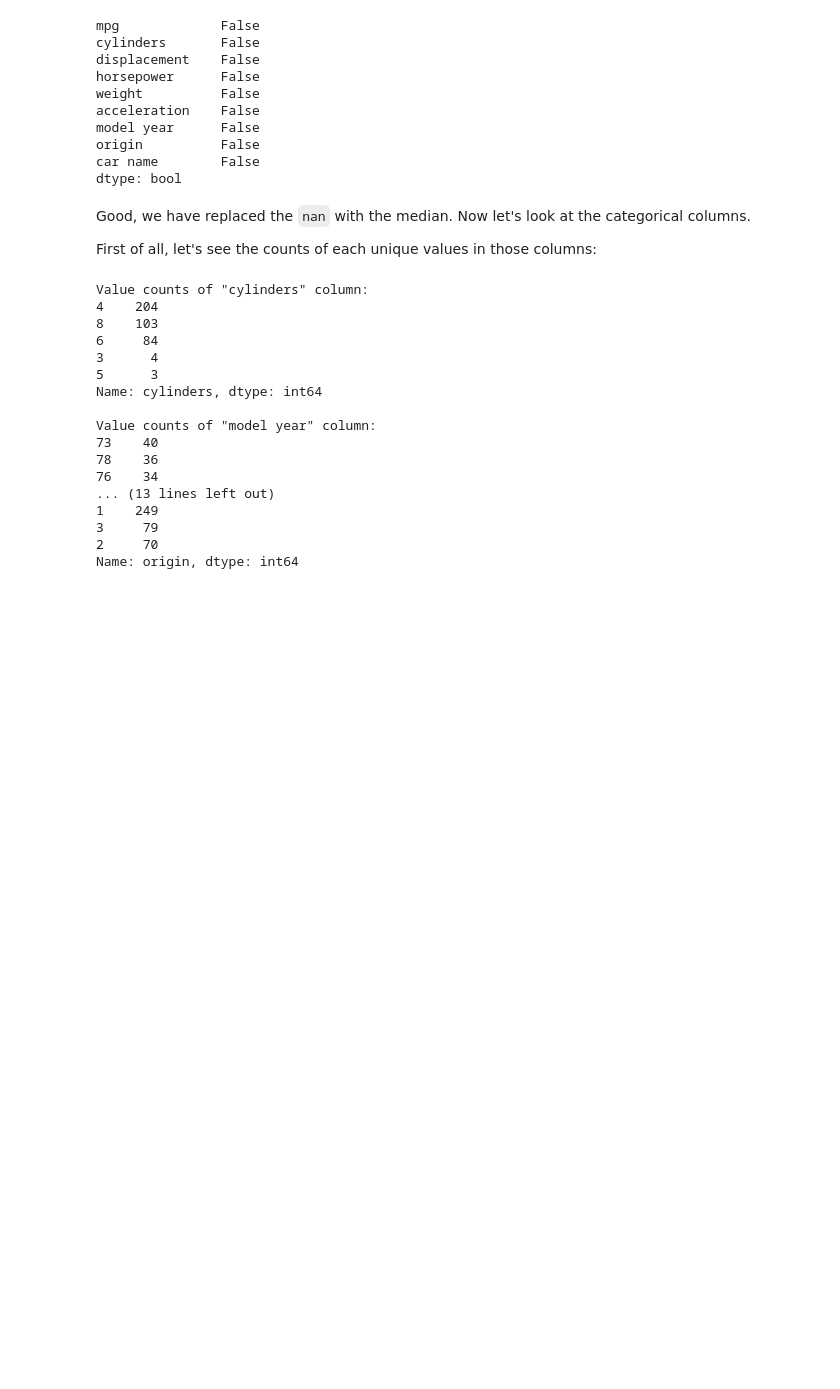
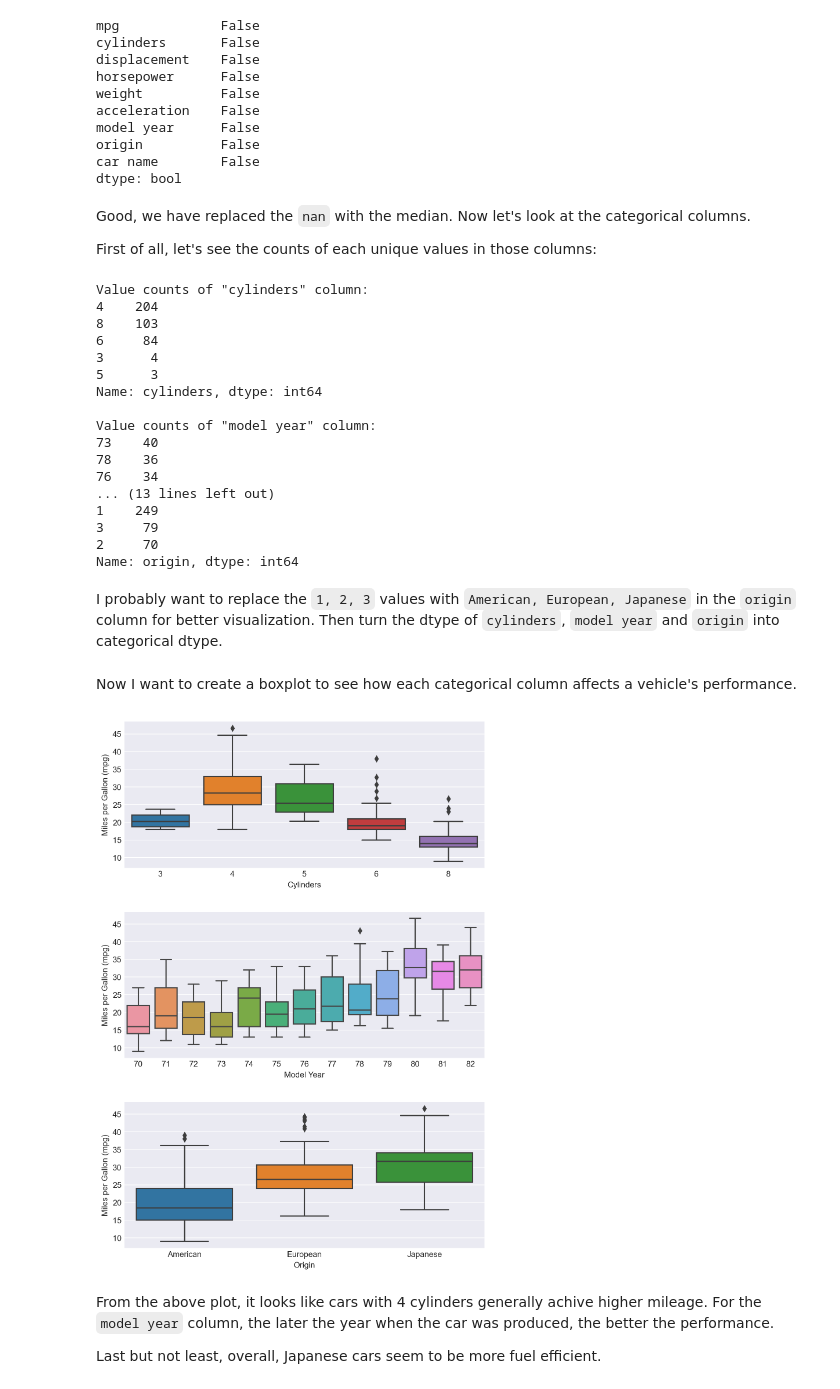
Before and after one commit to Chau-Ngoc/auto-mpg, a Jupyter notebook: auto_mpg_prediction.ipynb, the cells around one changed output. Cells and saved outputs as stored; diff of their text form; code cells hidden in the pictures; blank space fills up the shorter version.

Commit message:
Converted dtype to category and created box plots

```diff
--- a/auto_mpg_prediction.ipynb
+++ b/auto_mpg_prediction.ipynb
@@ -10,6 +10,9 @@ import matplotlib.pyplot as plt
 import seaborn as sns
 import plotly.express as px
 import plotly.io as pio
+# %%
+plt.style.use('seaborn-darkgrid')
+sns.set_style('darkgrid')
 # %%
 pio.renderers.default = 'notebook_connected'
 # %%
@@ -226,3 +229,31 @@ Value counts of "model year" column:
 3     79
 2     70
 Name: origin, dtype: int64
+# %% [markdown]
+I probably want to replace the `1, 2, 3` values with `American, European, Japanese` in the `origin` column for better visualization. Then turn the dtype of `cylinders`, `model year` and `origin` into categorical dtype.
+# %%
+# replace [1, 2, 3] with ['American', 'European', 'Japanese']
+df_vehicles['origin'] = df_vehicles['origin'].replace(to_replace=[1, 2, 3], value=['American', 'European', 'Japanese'])
+
+# convert dtype to 'category'
+df_vehicles['cylinders'] = df_vehicles['cylinders'].astype('category')
+df_vehicles['model year'] = df_vehicles['model year'].astype('category')
+df_vehicles['origin'] = df_vehicles['origin'].astype('category')
+# %% [markdown]
+Now I want to create a boxplot to see how each categorical column affects a vehicle's performance.
+# %%
+fig, axes = plt.subplots(figsize=(8, 12), dpi=200,
+                         nrows=3, ncols=1, gridspec_kw={'hspace': 0.3})
+
+for i, col in enumerate(categorical_columns):
+    sns.boxplot(x=col, y='mpg', data=df_vehicles, ax=axes[i])
+    axes[i].set_ylabel('Miles per Gallon (mpg)', fontsize=10)
+    axes[i].set_xlabel(col.title(), fontsize=10)
+
+plt.show()
+# %% [output]
+[figure, added]
+# %% [markdown]
+From the above plot, it looks like cars with 4 cylinders generally achive higher mileage. For the `model year` column, the later the year when the car was produced, the better the performance.
+
+Last but not least, overall, Japanese cars seem to be more fuel efficient.
```
